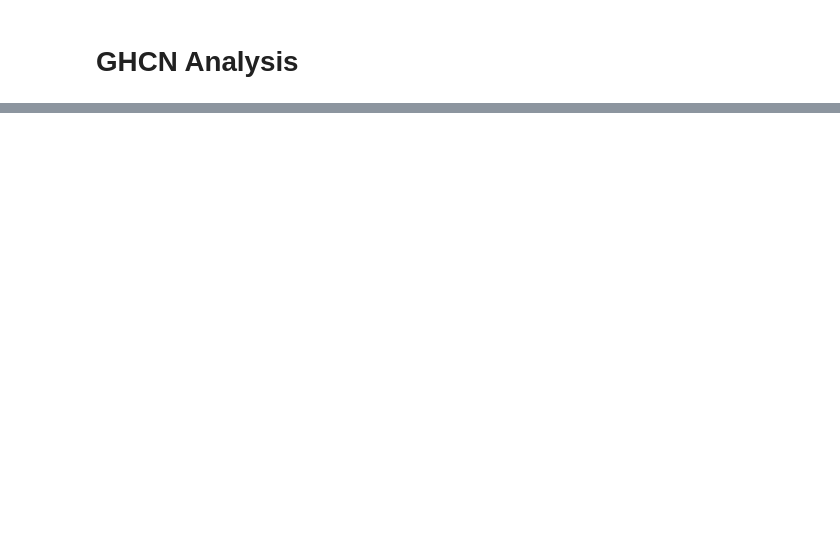
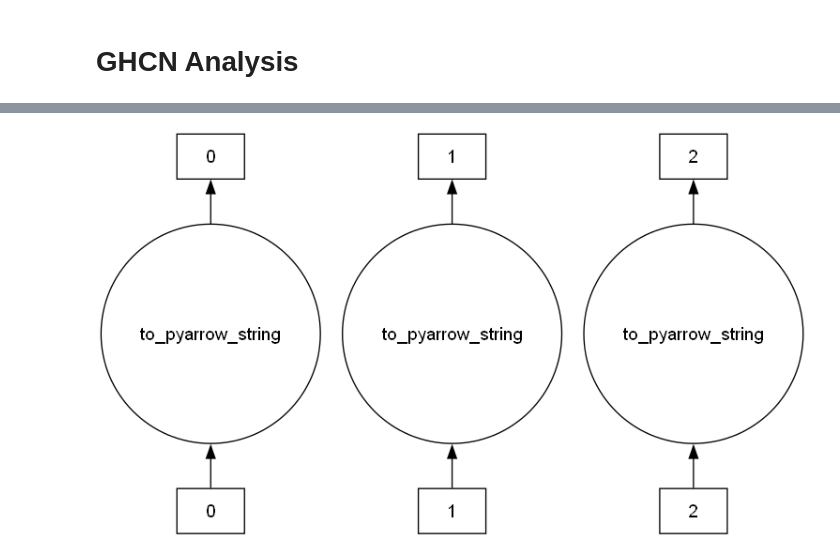
Before and after one commit to deng-jinxiong/homework-5-27-main, a Jupyter notebook: GHCN analysis.ipynb, the cells around one changed output, grey strips where cells are left out. Drawn from its saved outputs; the diff is of its cells as text; code cells hidden in the pictures; blank space fills up the shorter version.

```diff
--- a/GHCN analysis.ipynb
+++ b/GHCN analysis.ipynb
@@ -84,7 +84,7 @@ Worker: 2
 # Get a list of all input files
 # We'll sort them alphabetically to ensure reproducibility
 
-#files = sorted(glob('/scratch/work/courses/DSGA1004-2021/ghcnd_tiny/*.dly'))
+files = sorted(glob('ghcnd_gsn/ghcnd_gsn/*.dly'))
 #files = sorted(glob('/scratch/work/courses/DSGA1004-2021/ghcnd_small/*.dly'))
 #files = sorted(glob('/scratch/work/courses/DSGA1004-2021/ghcnd_all/*.dly'))
 
@@ -96,4 +112,12 @@ IndexError: list index out of range
 # %%
 # Load daily files into bags
+from dask import delayed
+L = []
+for i in range(3):
+    data = delayed(load_daily)(files[i])
+    L.append(data)
+
+ddf = delayed(db.from_sequence)(L)
+%time ddf.compute()
 # ...
 # %% [output]
@@ -101,3 +127,10 @@ IndexError: list index out of range
 # %%
 # Compute aggregated statistics
+dict_df = load_daily(files[i])
+for i in range(1,5):
+    dt = load_daily(files[i])
+    dict_df = dict_df + dt
+
+df = pd.DataFrame(dict_df)
+ddf = dd.from_pandas(df,npartitions=3)
 # ...
@@ -104,3 +171,6 @@ IndexError: list index out of range
 # %%
 # Plot the results
+ddf.visualize()
 # ...
+# %% [output]
+[figure, added]
```
Also changed, not shown: parts of 5 cells of this notebook, 3 other files.
